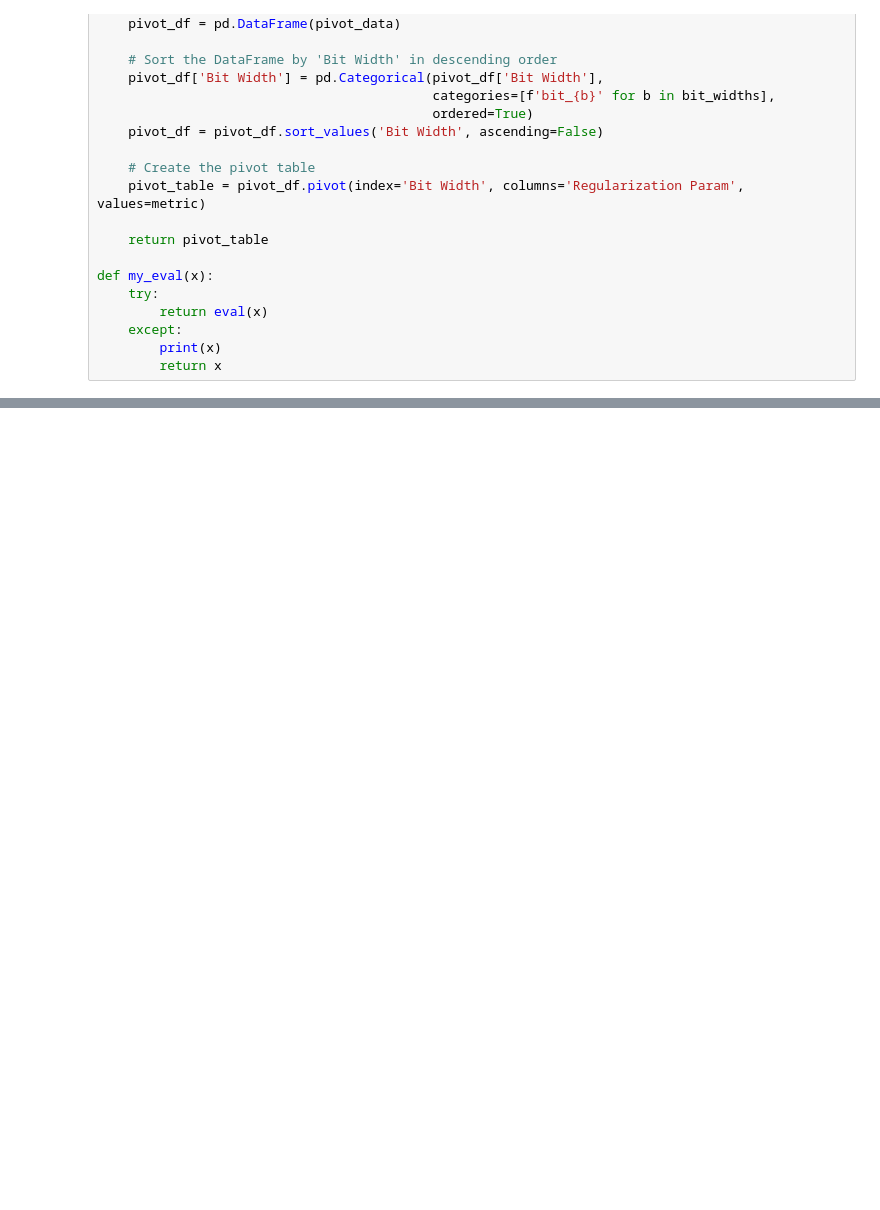
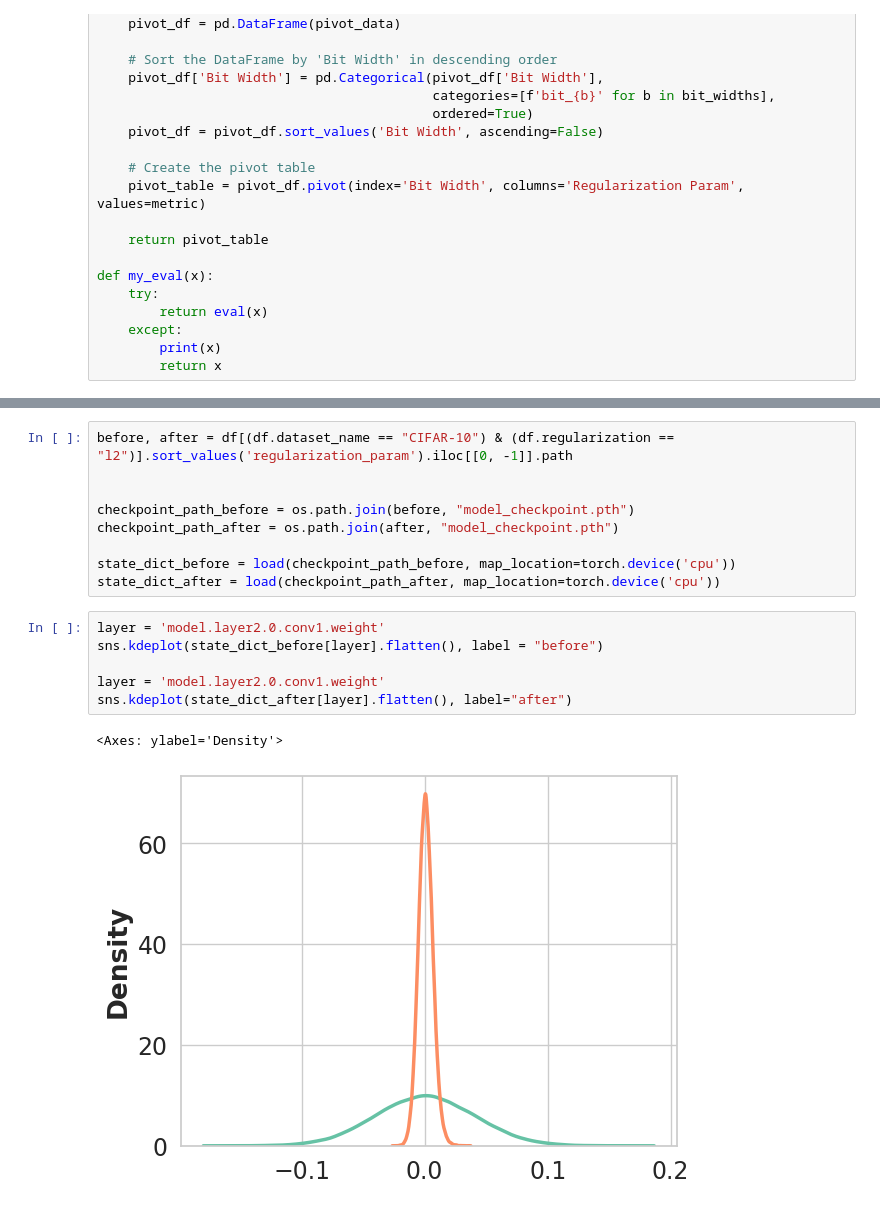
Before and after one commit to ishapira1/TinyML-RegulizationAndQuantization, a Jupyter notebook: notebooks/visualize.ipynb, the cells around one changed output, grey strips where cells are left out. Drawn from its saved outputs; the diff is of its cells as text; blank space fills up the shorter version.

```diff
--- a/notebooks/visualize.ipynb
+++ b/notebooks/visualize.ipynb
@@ -158,0 +182,18 @@ for dataset_name in unique_datasets:
+# %%
+before, after = df[(df.dataset_name == "CIFAR-10") & (df.regularization == "l2")].sort_values('regularization_param').iloc[[0, -1]].path
+
+
+checkpoint_path_before = os.path.join(before, "model_checkpoint.pth")
+checkpoint_path_after = os.path.join(after, "model_checkpoint.pth")
+
+state_dict_before = load(checkpoint_path_before, map_location=torch.device('cpu'))
+state_dict_after = load(checkpoint_path_after, map_location=torch.device('cpu'))
+# %%
+layer = 'model.layer2.0.conv1.weight'
+sns.kdeplot(state_dict_before[layer].flatten(), label = "before")
+
+layer = 'model.layer2.0.conv1.weight'
+sns.kdeplot(state_dict_after[layer].flatten(), label="after")
+# %% [output]
+<Axes: ylabel='Density'>
+[figure, added]
```
Also changed, not shown: parts of 16 cells of this notebook.
